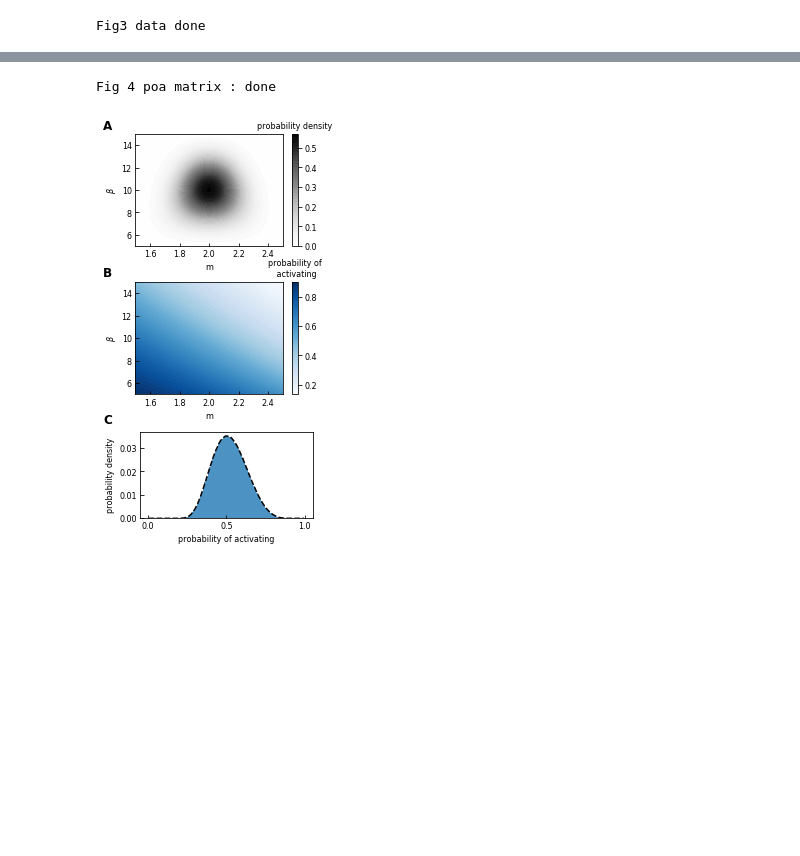
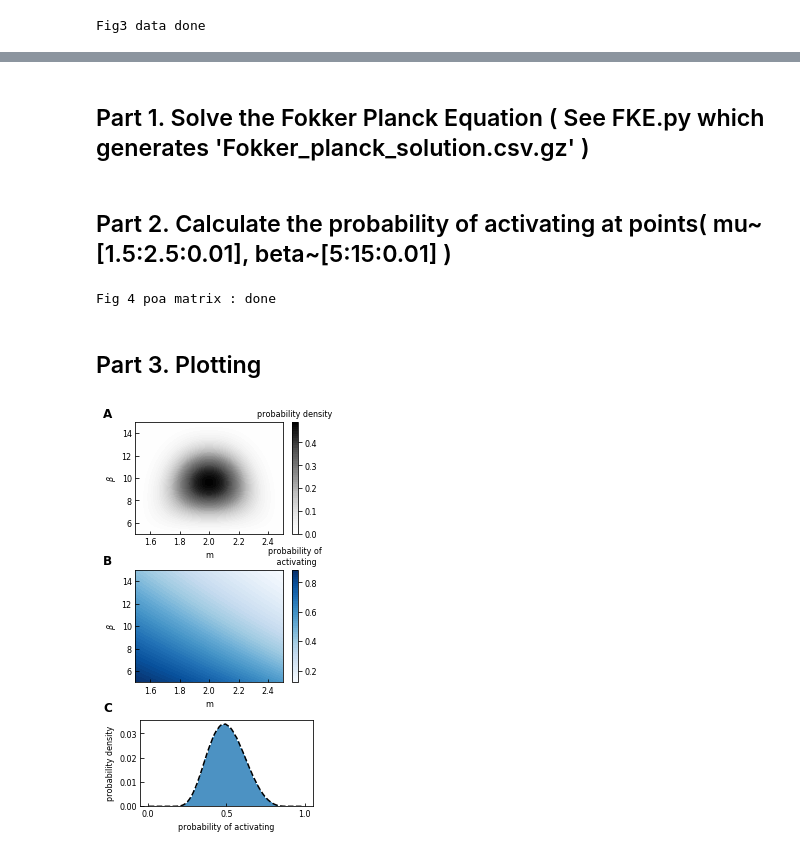
Before and after one commit to ywqin/paper-innate-immune-adaptation, a Jupyter notebook: figures.ipynb, the cells around one changed output, grey strips where cells are left out. Saved outputs shown, nothing was run; the diff lists cells and outputs as text; code cells hidden in the pictures; blank space fills up the shorter version.

```diff
--- a/figures.ipynb
+++ b/figures.ipynb
@@ -661,47 +573,59 @@ df.to_csv('Fokker_planck_solution.csv', index = None, header=True,compression='g
+# %% [markdown]
+## Part 1. Solve the Fokker Planck Equation ( See FKE.py which generates 'Fokker_planck_solution.csv.gz' )
+# %% [markdown]
+## Part 2. Calculate the probability of activating at points( mu~[1.5:2.5:0.01], beta~[5:15:0.01] )
 # %%
 # Fig 4 2/3 Steady state distribution of immune cell adaptation and responsiveness due to finite memory.
 # part 2 For each set of (\mu,\beta) calculate the probability of activating.
-u2 = 4.59 # this value is where POA of the center
+alpha  = 10
+kappa  = 20
+# antigen N(4.5,1)
+mean_antigen = 4.5 # this value is where POA of the center
+var_antigen  = 1
+#gride
+NX   = 101
+NY   = 1001
+xmax = 2.5
+xmin = 1.5
+ymax = 15
+ymin = 5
+dx   = (xmax-xmin)/(NX-1)
+dy   = (ymax-ymin)/(NY-1)
+
 poa = [0]*(NX*NY)
 for i in range(NX):
 	for j in range(NY):
 		mu = xmin+i*dx
 		beta = ymin+j*dy
-		poa[i*NY+j] = POA(alpha,kappa,mu,beta,u2,sigma2**2)
+		poa[i*NY+j] = POA(alpha,kappa,mu,beta,mean_antigen,var_antigen)
 df = pd.DataFrame()
 df['poa'] = poa
-df.to_csv('poa_matrix.csv', index = None, header=True)
+df.to_csv('poa_matrix.csv.gz', index = None, header=True,compression='gzip')
 print('Fig 4 poa matrix : done')
 # %% [output]
 Fig 4 poa matrix : done
+# %% [markdown]
+## Part 3. Plotting
 # %%
 # Fig 4 3/3
-colorinterpolation = 50 # Set colour interpolation and colour map
+#gride
+NX   = 101
+NY   = 1001
+xmax = 2.5
+xmin = 1.5
+ymax = 15
+ymin = 5
+dx   = (xmax-xmin)/(NX-1)
+dy   = (ymax-ymin)/(NY-1)
 
-def getdata():
-	lookup = 't='
-	t=0
-	myFile = open("../../Data/dataFig4/dataw.txt","r")
-	for num,line in enumerate(myFile, 0):
-		if lookup in line:
-			t=num
-	myFile.close()
-	myFile=open("../../Data/dataFig4/dataw.txt","r")
-	read=myFile.readlines()
-	T=read[t+1].split()
-	T = [float(i) for i in T]
-	T = np.array(T).reshape((NX,NY))
-	time=float(read[t].split('=')[1])
-	myFile.close()
-	return(T,time)
+# load data
+dataw = pd.read_csv('./hpcc/Fokker_planck_solution.csv.gz',compression='gzip')
+col = dataw.columns[-1]
+w=dataw[col]
+w=np.array(w).reshape((NX,NY))
+data = pd.read_csv('poa_matrix.csv.gz',compression='gzip')
+poa = np.array(data['poa']).reshape((NX,NY))
 
-[w,time]=getdata()
-#dataw = pd.read_csv('./hpcc/Fokker_planck_solution.csv',compression='gzip')
-#col = dataw.columns[-1]
-#w=dataw[col]
-#w=np.array(w).reshape((NX,NY))
-data = pd.read_csv('poa_matrix.csv')
-poa = np.array(data['poa']).reshape((NX,NY))
 # ploting ---------------------------
 fig = plt.figure(figsize=(3.42,6))
 plt.rc('font', size=8)
@@ -717,47 +641,45 @@ fig.text(0.02, 0.29, string.ascii_uppercase[2],
 ax1.tick_params(direction='in')
 ax2.tick_params(direction='in')
 ax3.tick_params(direction='in')
-ax1.set_xlabel('m') #greek_letterz=[chr(code) for code in range(945,970)]
+ax1.set_xlabel('m')
 ax1.set_ylabel(r'$\beta$')
-ax2.set_xlabel('m') #greek_letterz=[chr(code) for code in range(945,970)]
+ax2.set_xlabel('m')
 ax2.set_ylabel(r'$\beta$')
 ax3.set_xlabel('probability of activating')
 ax3.set_ylabel('probability density')
-#ax1.title("Contour of Probability t=%f"%((iteration+1)*dt))
 X    = xmin+dx*np.arange(NX)
 Y    = ymin+dy*np.arange(NY)
+colorinterpolation = 50 # Set colour interpolation and colour map
 pos1=ax1.contourf(X, Y, w.T, colorinterpolation, cmap=plt.cm.get_cmap('Greys')) #.T means transpose because contourf treat T[i,j] as X[j] Y[i]
 cbar1 = fig.colorbar(pos1, ax=ax1)
 cbar1.ax.set_title('probability density',fontsize=8)
 cbar1.set_ticks(np.arange(0,0.9, step=0.1))
-u2 = 4.532
-#ax2.title("killing potential distribution)
 pos2=ax2.contourf(X, Y, poa.T, colorinterpolation, cmap=plt.cm.get_cmap('Blues'))
 cbar2 = fig.colorbar(pos2, ax=ax2)
 cbar2.ax.set_title('probability of\n activating',fontsize=8)
 cbar2.set_ticks(np.arange(0,1, step=0.2))
-#ax3.title("killing potential distribution )
+# bins for poa histgram
 binstep=0.01
 bins=[]
 for ibin in range(1+int(1.0/binstep)):
 	bins.append(binstep*ibin)
 xbin=[]
 y3=[]
 for ibin in range(int(1.0/binstep)):
 	xbin.append((ibin+0.5)*binstep)
 	y3.append(0)
 for ix in range(NX):
 	for iy in range(NY):
 		ibin=0
 		while ibin*binstep < poa[ix, iy]:
 			ibin+=1
 		y3[ibin]+=w[ix, iy]
 y3plot = [float(i)/sum(y3) for i in y3]
 ax3.plot(xbin,y3plot,color='black',linestyle='dashed')
 ax3.bar(xbin,height=y3plot,width=binstep,align='center',alpha=0.8)
 ax3.set_xticks(np.arange(0, 1.01, step=0.5))
 plt.savefig('Fig4_DueToMemNKResponseHeterogeneous.pdf', format='pdf', dpi=300)
 plt.show()
 plt.close()
 # %% [output]
-[figure, old version]
+[figure, new version]
```
Also changed, not shown: parts of 35 cells of this notebook, 6 other files.
